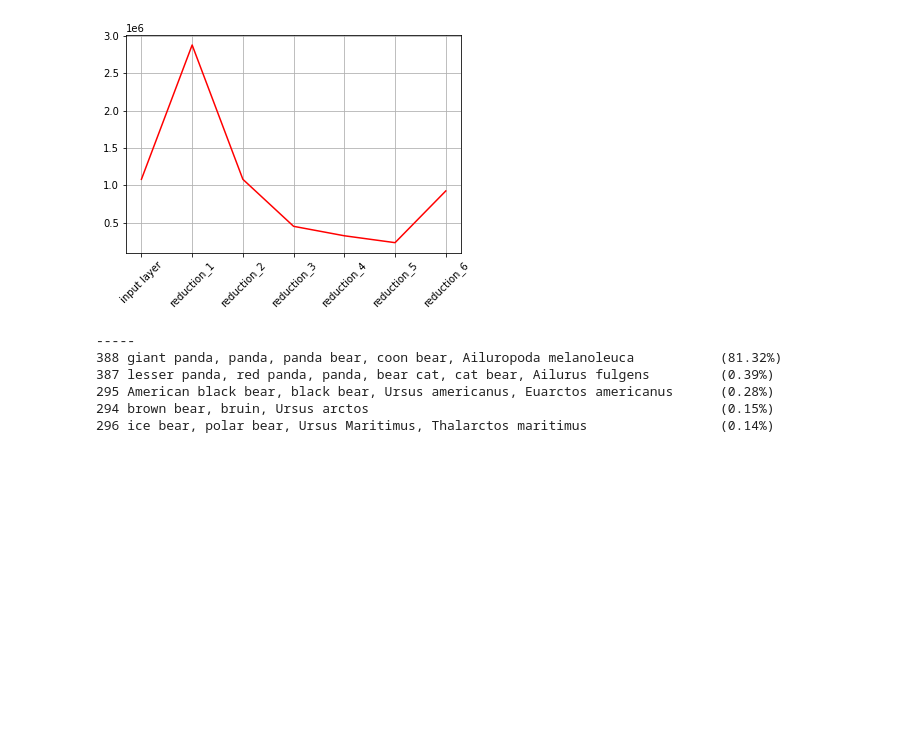
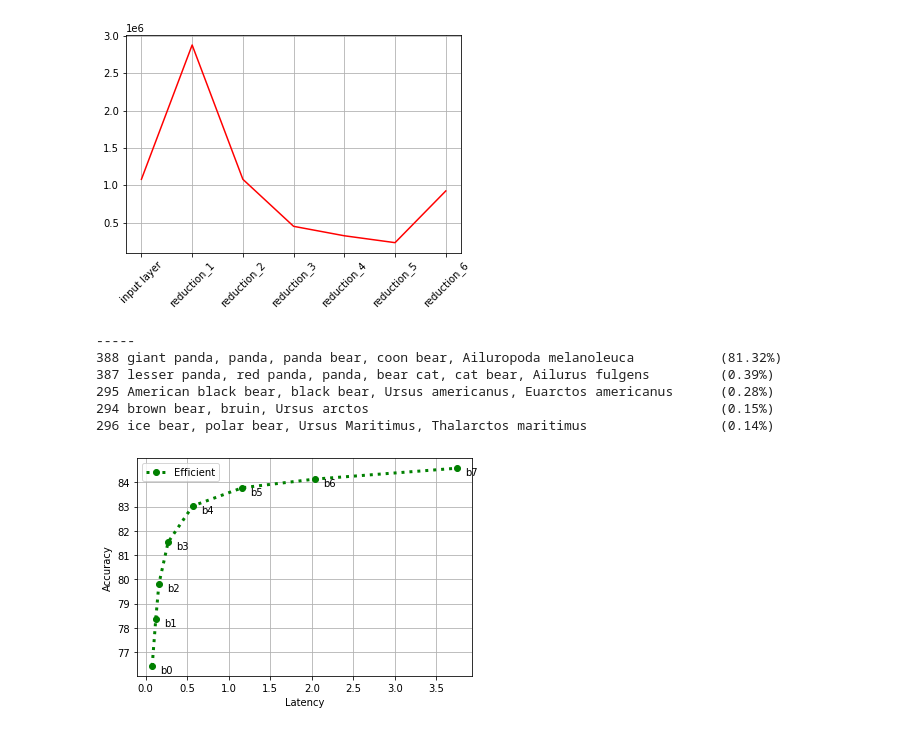
Before and after one commit to yenhsiu/EfficientNet-PyTorch, a Jupyter notebook: example.ipynb, the cells around one changed output. Cells and saved outputs as stored; diff of their text form; code cells hidden in the pictures; blank space fills up the shorter version.

```diff
--- a/example.ipynb
+++ b/example.ipynb
@@ -68,3 +68,31 @@ for idx in preds:
 295 American black bear, black bear, Ursus americanus, Euarctos americanus      (0.28%)
 294 brown bear, bruin, Ursus arctos                                             (0.15%)
 296 ice bear, polar bear, Ursus Maritimus, Thalarctos maritimus                 (0.14%)
+# %%
+import matplotlib.pyplot as plt
+import numpy as np
+
+# 生成数据
+x = [0.078,0.122,0.159,0.270,0.566,1.163,2.036,3.744]
+y = [76.430,78.382,79.808,81.532,83.026,83.778,84.134,84.582]
+model_names = ['b0','b1','b2','b3','b4','b5','b6','b7']
+
+# 生成图形
+plt.plot(x, y, 'go:', label='Efficient', linewidth=3) # 颜色绿色，点形圆形，线性虚线，设置图例显示内容，线条宽度为2
+i=0
+for x, y in zip(x,y):
+    plt.text(
+        x = x+0.1, # x 相对于原先的数据点向左偏移0.12个单位
+        y = y-0.3, # y 向上偏移0.05个单位
+        s = model_names[i], # 数据格式
+        color ='black')
+    i+=1
+plt.ylabel('Accuracy') # 横坐标轴的标题
+plt.xlabel('Latency') # 纵坐标轴的标题
+plt.legend() # 显示图例, 图例中内容由 label 定义
+plt.grid() # 显示网格
+
+# 显示图形
+plt.show()
+# %% [output]
+[figure, added]
```
Also changed, not shown: 2 other files.
